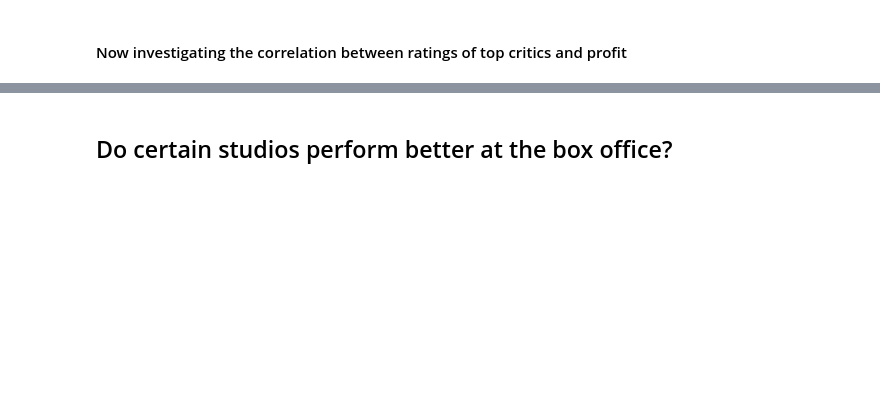
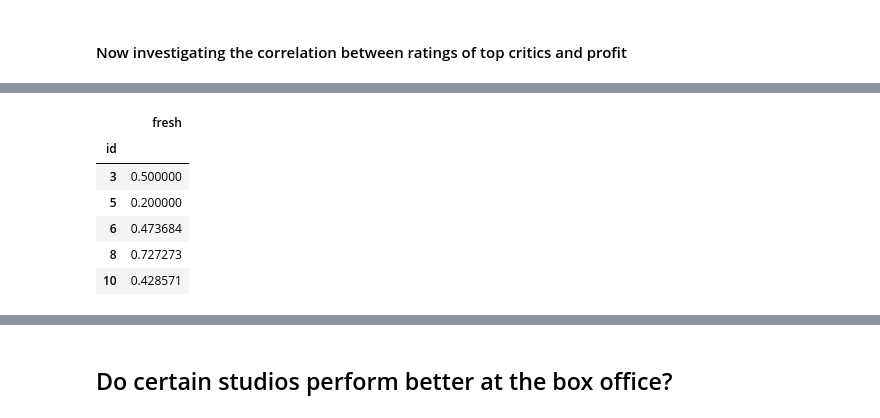
Before and after one commit to tramsay-deloitte/Dollywood, a Jupyter notebook: Thomas - Data Exploration.ipynb, the cells around one changed output, grey strips where cells are left out. Drawn from its saved outputs; the diff is of its cells as text; code cells hidden in the pictures; blank space fills up the shorter version.

```diff
--- a/Thomas - Data Exploration.ipynb
+++ b/Thomas - Data Exploration.ipynb
@@ -661,0 +707,12 @@ No correlation with percentage of positive ratings and profit?
+# %%
+# find the average of top critics positive ratings
+rotten_tomatoes_top_critics = rotten_tomatoes_top_critics[['id', 'fresh']].groupby(by = ['id']).mean()
+rotten_tomatoes_top_critics.head()
+# %% [output]
+|  | fresh |
+| id |  |
+| 3 | 0.500000 |
+| 5 | 0.200000 |
+| 6 | 0.473684 |
+| 8 | 0.727273 |
+| 10 | 0.428571 |
```
Also changed, not shown: parts of 21 cells of this notebook.
